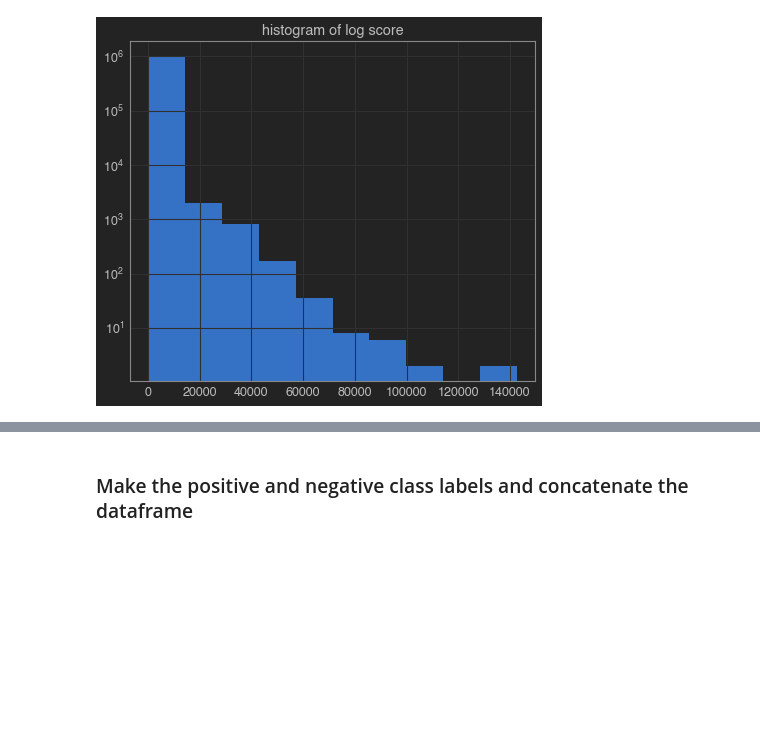
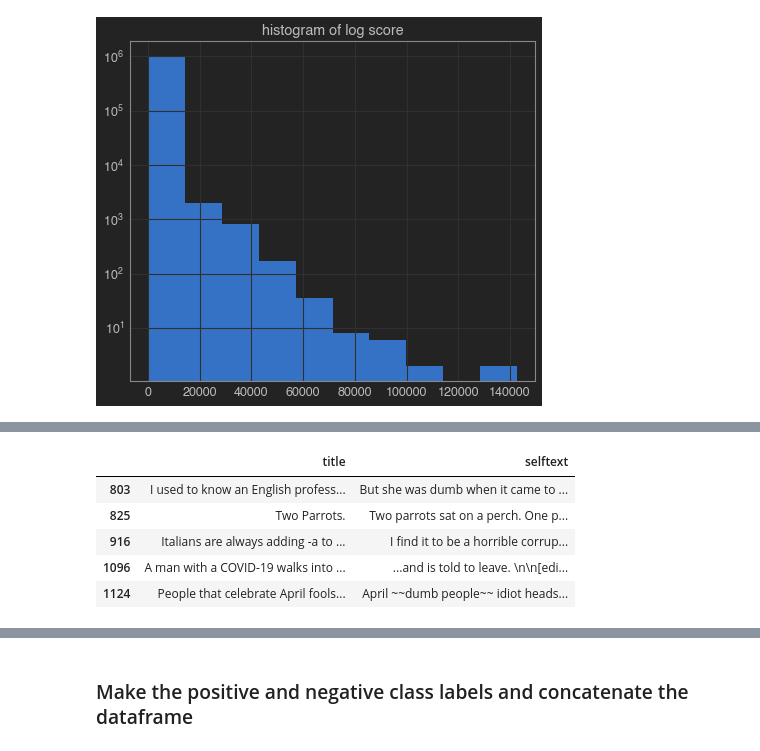
Before and after one commit to Pooret/jokes, a Jupyter notebook: data wrangling.ipynb, the cells around one changed output, grey strips where cells are left out. Drawn from its saved outputs; the diff is of its cells as text; code cells hidden in the pictures; blank space fills up the shorter version.

```diff
--- a/data wrangling.ipynb
+++ b/data wrangling.ipynb
@@ -15,6 +15,8 @@ import emoji
 
 import warnings
 warnings.filterwarnings('ignore')
+pd.set_option('display.html.use_mathjax', False)
+pd.options.display.max_colwidth = None
 
 # custom functions
 from utils import *
@@ -93,15 +94,14 @@ TITLE_MAX_LEN = 200
 SELFTEXT_MAX_LEN = 200
 # %%
 # boolean masks
-
 # where selftext isnull (no punchline)
 is_null = df['selftext'].isnull()
 
 # where title or post were removed by reddit user/mod
-removed = (df['selftext'].str.lower() == '[removed]') | (df['title'].str.lower() == '[removed]')
+removed = (df['selftext'].str.lower().str.contains(r"[^a-z\s]removed[^a-z\s]", regex=True)) | (df['title'].str.lower().str.contains(r"[^a-z\s]removed[^a-z\s]", regex=True))
 
 # where tile or post were deleted by the original poster
-deleted = (df['selftext'].str.lower() == '[deleted]') | (df['title'].str.lower() == '[deleted]')
+deleted = (df['selftext'].str.lower().str.contains(r"[^a-z\s]deleted[^a-z\s]", regex=True)) | (df['title'].str.lower().str.contains(r"[^a-z\s]deleted[^a-z\s]", regex=True))
 
 # reposts
 duplicated = df.duplicated(subset=['title', 'selftext'], keep='first')
@@ -134,6 +116,0 @@ df_cleaned = df_cleaned[~is_null]
-# %%
-PATTERN = r"(?<![a-z])(e|E)(d|D)(i|I)(t|T)\W.+"
-
-# remove user edits added after user posted content
-df_cleaned['title'] = df_cleaned['title'].apply(lambda x:re.sub(PATTERN, " ", x))
-df_cleaned['selftext'] = df_cleaned['selftext'].apply(lambda x:re.sub(PATTERN, " ", x))
@@ -157,0 +134,14 @@ print(f"{len(df_cleaned[~neg_class])} samples match")
+# %%
+# find edits:
+PATTERN = r"[^a-zA-Z](e|E)(d|D)(i|I)(t|T)\W.+"
+
+# clean posts to change this ...
+edits_idx = df_cleaned[df_cleaned['selftext'].str.contains(PATTERN, regex=True)].index
+df_cleaned.loc[edits_idx][['title', 'selftext']].head()
+# %% [output]
+|  | title | selftext |
+| 803 | I used to know an English profess... | But she was dumb when it came to ... |
+| 825 | Two Parrots. | Two parrots sat on a perch. One p... |
+| 916 | Italians are always adding -a to ... | I find it to be a horrible corrup... |
+| 1096 | A man with a COVID-19 walks into ... | ...and is told to leave. \n\n[edi... |
+| 1124 | People that celebrate April fools... | April ~~dumb people~~ idiot heads... |
```
Also changed, not shown: parts of 38 cells of this notebook.
